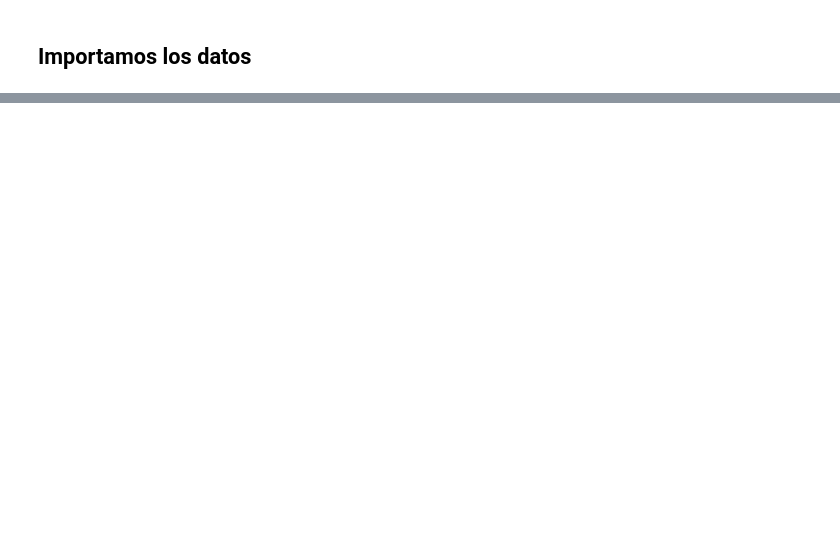
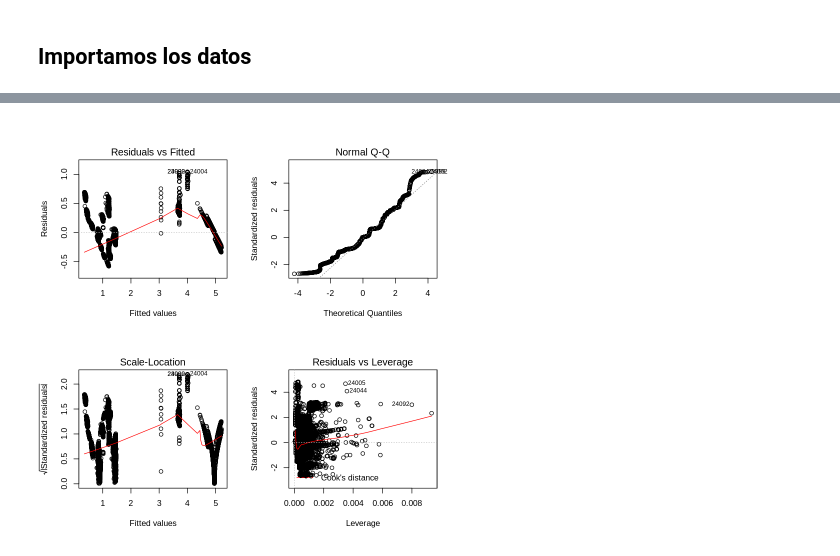
Before and after one commit to BlueCraziness/Estadistica2, a Jupyter notebook: Trabajo2.ipynb, the cells around one changed output, grey strips where cells are left out. Drawn from its saved outputs; the diff is of its cells as text; code cells hidden in the pictures; blank space fills up the shorter version.

```diff
--- a/Trabajo2.ipynb
+++ b/Trabajo2.ipynb
@@ -188,0 +185,3 @@ sample estimates:
+# %%
+lm_all_v <- lm(eur ~ . , data = info)
+summary(lm_all_v)
@@ -188,0 +319,6 @@ sample estimates:
+# %%
+par(mfrow = c(2,2))
+plot(lm_all_v)
+par(mfrow = c(1,1))
+# %% [output]
+[figure, added]
```
Also changed, not shown: parts of 30 cells of this notebook.
